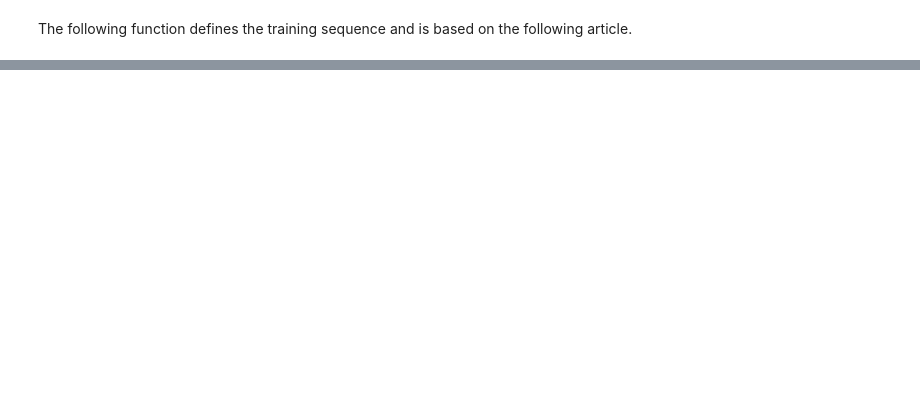
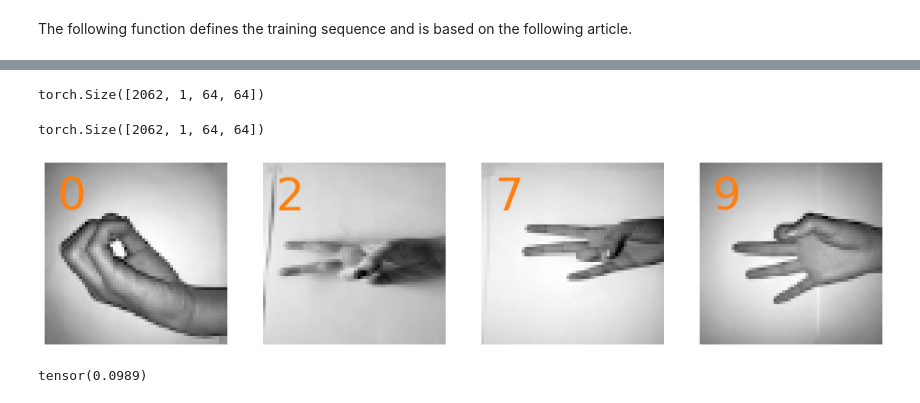
Before and after one commit to nCorneille/2MMA80_project, a Jupyter notebook: The_project.ipynb, the cells around one changed output, grey strips where cells are left out. Cells and saved outputs as stored; diff of their text form; code cells hidden in the pictures; blank space fills up the shorter version.

```diff
--- a/The_project.ipynb
+++ b/The_project.ipynb
@@ -317 +398,33 @@ def training_loop(model, criterion, optimizer, train_loader, valid_loader, epoch
+# %%
+print(X.shape)
+X = torch.rot90(X, 1, [2,3])
+# %% [output]
+torch.Size([2062, 1, 64, 64])
+# %%
+X.shape
+# %% [output]
+torch.Size([2062, 1, 64, 64])
+# %%
+show = (100, 600, 1500, 2000)
+plt.figure(figsize=[4*len(show), 4])
+
+for i in range(len(show)):
+    plt.subplot(1, len(show), i+1)
+    plt.imshow(X.squeeze(1)[show[i]], cmap='gray_r')
+    plt.text(4, 4, f"{Y[show[i]]}", va='top' ,color='C1', fontsize=48)
+    plt.axis("off")
+
+plt.show()
+# %% [output]
+[figure, added]
+# %%
+dataset = torch.utils.data.TensorDataset(X,Y)
+loader = DataLoader(dataset=dataset,
+                          batch_size=BATCH_SIZE,
+                          shuffle=False)
+accuracy = get_accuracy(model, loader, device)
+
+print(accuracy)
+# %% [output]
+tensor(0.0989)
 # %%
```
Also changed, not shown: parts of 7 cells of this notebook, 2 other files.
